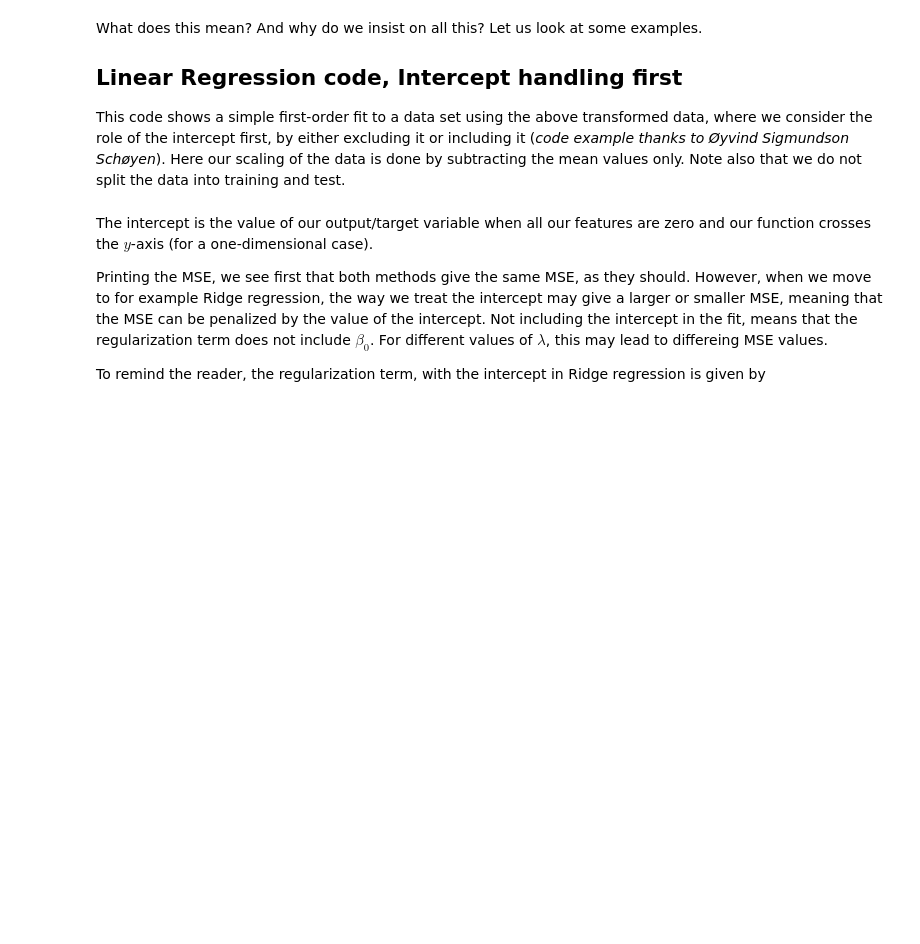
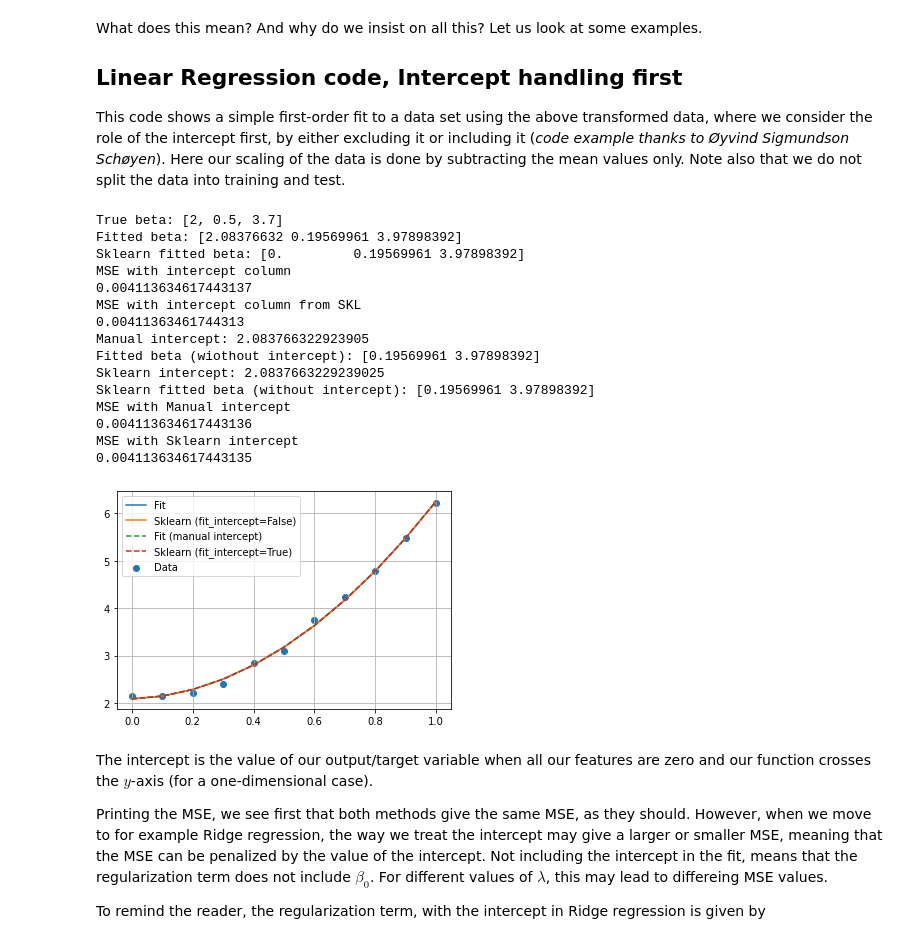
Before and after one commit to CompPhysics/CompSciProgram, a Jupyter notebook: doc/pub/week43/ipynb/week43.ipynb, the cells around one changed output. Cells and saved outputs as stored; diff of their text form; code cells hidden in the pictures; blank space fills up the shorter version.

```diff
--- a/doc/pub/week43/ipynb/week43.ipynb
+++ b/doc/pub/week43/ipynb/week43.ipynb
@@ -246,7 +292,7 @@ for p in range(degree):
 beta = fit_beta(X, y)
 
 # Intercept is included in the design matrix
-skl = LinearRegression(fit_intercept=False).fit(X, y)
+skl = LinearRegression(fit_intercept=True).fit(X, y)
 
 print(f"True beta: {true_beta}")
 print(f"Fitted beta: {beta}")
@@ -271,33 +317,50 @@ X = np.zeros((len(x), degree - 1))
 for p in range(degree - 1):
     X[:, p] = x ** (p + 1)
 
 # Intercept is not included in the design matrix
 skl = LinearRegression(fit_intercept=True).fit(X, y)
 
 # Use centered values for X and y when computing coefficients
 y_offset = np.average(y, axis=0)
 X_offset = np.average(X, axis=0)
 
 beta = fit_beta(X - X_offset, y - y_offset)
 intercept = np.mean(y_offset - X_offset @ beta)
 
 print(f"Manual intercept: {intercept}")
 print(f"Fitted beta (wiothout intercept): {beta}")
 print(f"Sklearn intercept: {skl.intercept_}")
 print(f"Sklearn fitted beta (without intercept): {skl.coef_}")
 ypredictOwn = X @ beta
 ypredictSKL = skl.predict(X)
 print(f"MSE with Manual intercept")
 print(MSE(y,ypredictOwn+intercept))
 print(f"MSE with Sklearn intercept")
 print(MSE(y,ypredictSKL))
 
 plt.plot(x, X @ beta + intercept, "--", label="Fit (manual intercept)")
 plt.plot(x, skl.predict(X), "--", label="Sklearn (fit_intercept=True)")
 plt.grid()
 plt.legend()
 
 plt.show()
+# %% [output]
+True beta: [2, 0.5, 3.7]
+Fitted beta: [2.08376632 0.19569961 3.97898392]
+Sklearn fitted beta: [0.         0.19569961 3.97898392]
+MSE with intercept column
+0.004113634617443137
+MSE with intercept column from SKL
+0.00411363461744313
+Manual intercept: 2.083766322923905
+Fitted beta (wiothout intercept): [0.19569961 3.97898392]
+Sklearn intercept: 2.0837663229239025
+Sklearn fitted beta (without intercept): [0.19569961 3.97898392]
+MSE with Manual intercept
+0.004113634617443136
+MSE with Sklearn intercept
+0.004113634617443135
+[figure, added]
 # %% [markdown]
 The intercept is the value of our output/target variable
 when all our features are zero and our function crosses the $y$-axis (for a one-dimensional case).
```
Also changed, not shown: parts of 4 cells of this notebook, 1 other file.
